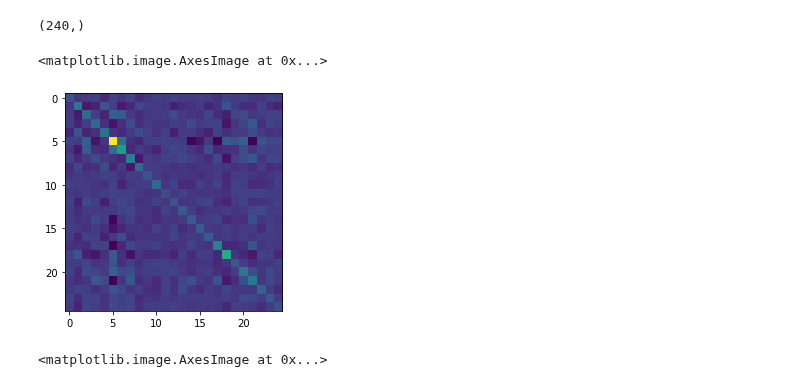
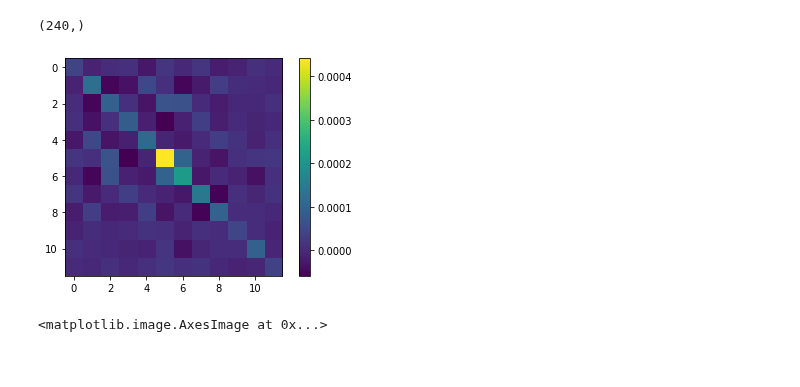
Before and after one commit to dmriser/python-analysis, a Jupyter notebook: kaon-bsa/notebooks/sectors_with_mc_systematics.ipynb, the cells around one changed output. Saved outputs shown, nothing was run; the diff lists cells and outputs as text; code cells hidden in the pictures.

```diff
--- a/kaon-bsa/notebooks/sectors_with_mc_systematics.ipynb
+++ b/kaon-bsa/notebooks/sectors_with_mc_systematics.ipynb
@@ -339,11 +343,12 @@ mu.shape
 (240,)
 # %%
 C = np.matmul((X - mu).transpose(),(X - mu)) / (nsamples-1)
-# %%
-plt.imshow(C[:25,:25])
-# %% [output]
-<matplotlib.image.AxesImage at 0x...>
-[figure, removed]
+# %%
+plt.imshow(C[:12,:12])
+plt.colorbar()
+plt.savefig('../image/covmatrix.pdf', bbox_inches='tight')
+# %% [output]
+[figure, added]
 # %%
 plt.figure(figsize=(12,12))
 plt.imshow(C)
```
Also changed, not shown: parts of 7 cells of this notebook, 11 other files.
